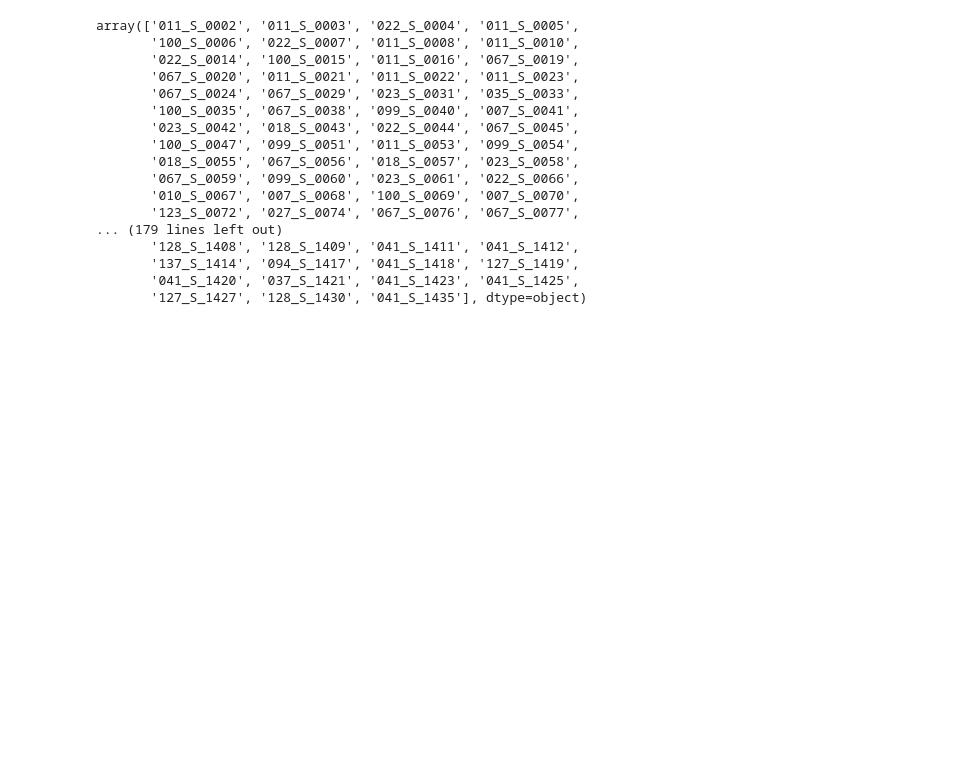
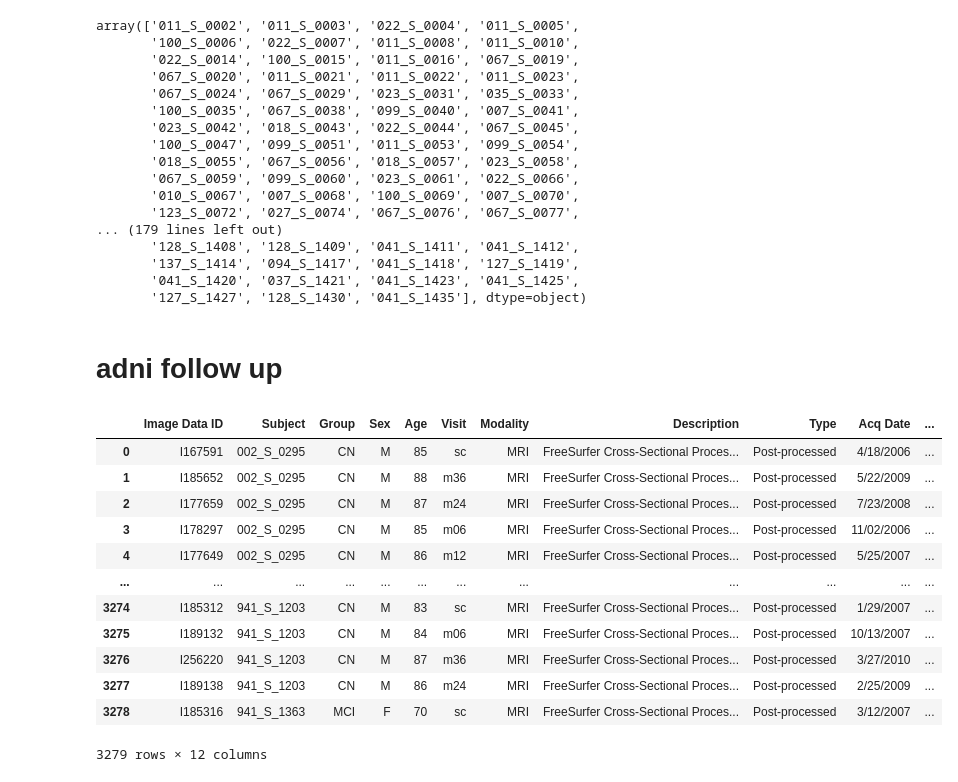
Before and after one commit to DCAN-Labs/lifespan_seg_model_data, a Jupyter notebook: notebooks-for-lssm/adni_for_lssm.ipynb, the cells around one changed output. Cells and saved outputs as stored; diff of their text form; code cells hidden in the pictures; blank space fills up the shorter version.

Commit message:
adni updates

```diff
--- a/notebooks-for-lssm/adni_for_lssm.ipynb
+++ b/notebooks-for-lssm/adni_for_lssm.ipynb
@@ -476,3 +476,22 @@ with open('../data-for-lssm/raw/unique_subjects_adni.csv', 'w') as f:
 # save to csv file for df with age column and one without
 merged.to_csv('../data-for-lssm/cleaned/adni_final_qc_with_age.csv', index=False)
 merged_no_age.to_csv('../data-for-lssm/cleaned/adni_final_qc_no_age.csv', index=False)
+# %% [markdown]
+# adni follow up
+# %%
+asegs = pd.read_csv('../data-for-lssm/raw/ADNI_ASEG_Final_4_08_2025.csv')
+asegs
+# %% [output]
+|  | Image Data ID | Subject | Group | Sex | Age | Visit | Modality | Description | Type | Acq Date | ... |
+| 0 | I167591 | 002_S_0295 | CN | M | 85 | sc | MRI | FreeSurfer Cross-Sectional Proces... | Post-processed | 4/18/2006 | ... |
+| 1 | I185652 | 002_S_0295 | CN | M | 88 | m36 | MRI | FreeSurfer Cross-Sectional Proces... | Post-processed | 5/22/2009 | ... |
+| 2 | I177659 | 002_S_0295 | CN | M | 87 | m24 | MRI | FreeSurfer Cross-Sectional Proces... | Post-processed | 7/23/2008 | ... |
+| 3 | I178297 | 002_S_0295 | CN | M | 85 | m06 | MRI | FreeSurfer Cross-Sectional Proces... | Post-processed | 11/02/2006 | ... |
+| 4 | I177649 | 002_S_0295 | CN | M | 86 | m12 | MRI | FreeSurfer Cross-Sectional Proces... | Post-processed | 5/25/2007 | ... |
+| ... | ... | ... | ... | ... | ... | ... | ... | ... | ... | ... | ... |
+| 3274 | I185312 | 941_S_1203 | CN | M | 83 | sc | MRI | FreeSurfer Cross-Sectional Proces... | Post-processed | 1/29/2007 | ... |
+| 3275 | I189132 | 941_S_1203 | CN | M | 84 | m06 | MRI | FreeSurfer Cross-Sectional Proces... | Post-processed | 10/13/2007 | ... |
+| 3276 | I256220 | 941_S_1203 | CN | M | 87 | m36 | MRI | FreeSurfer Cross-Sectional Proces... | Post-processed | 3/27/2010 | ... |
+| 3277 | I189138 | 941_S_1203 | CN | M | 86 | m24 | MRI | FreeSurfer Cross-Sectional Proces... | Post-processed | 2/25/2009 | ... |
+| 3278 | I185316 | 941_S_1363 | MCI | F | 70 | sc | MRI | FreeSurfer Cross-Sectional Proces... | Post-processed | 3/12/2007 | ... |
+3279 rows × 12 columns
```
Also changed, not shown: parts of 4 cells of this notebook.
